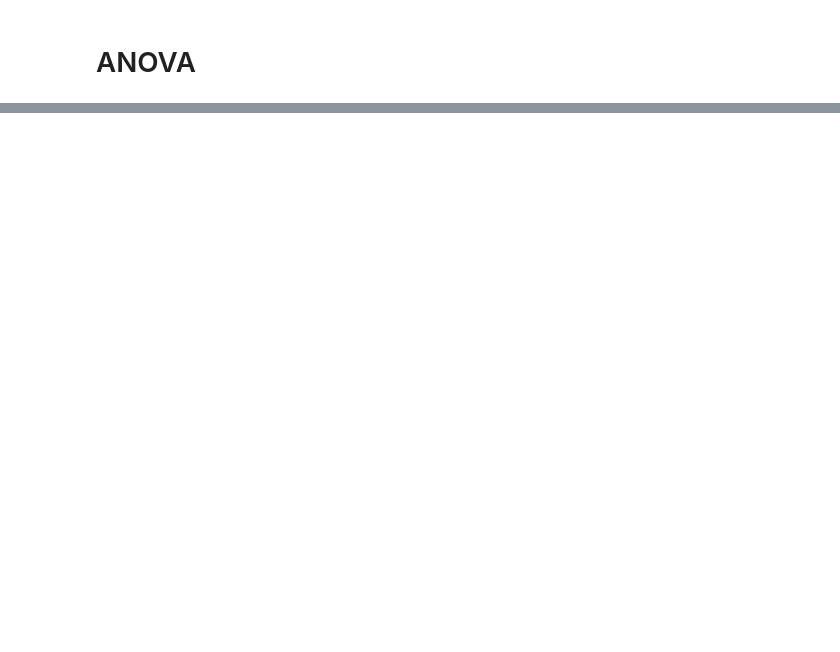
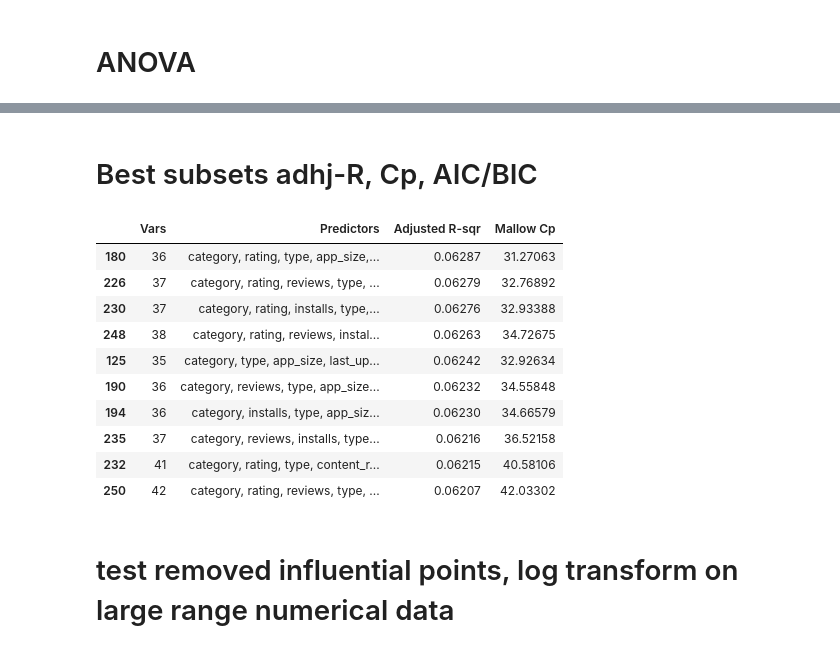
Before and after one commit to flomch/linear-regression-final-project, a Jupyter notebook: analysis.ipynb, the cells around one changed output, grey strips where cells are left out. Saved outputs shown, nothing was run; the diff lists cells and outputs as text; code cells hidden in the pictures; blank space fills up the shorter version.

```diff
--- a/analysis.ipynb
+++ b/analysis.ipynb
@@ -85,3 +92,8 @@ plt.show()
+# %%
+
+
+# filter only for paid apps
+df2 = df[df.price > 0]
 # %% [markdown]
 # Initial model fit with all variables
 # %%
@@ -393,0 +189,2 @@ The JB value for the model without influential points has a lower JB value of 15
+# %% [markdown]
+# Best subsets adhj-R, Cp, AIC/BIC
@@ -393,0 +226,27 @@ The JB value for the model without influential points has a lower JB value of 15
+# %%
+rcp = []
+# print(f'{"Vars":<4}  {"Predictors":<100}{"Adjusted R-sqr":>15}{"Mallows Cp":>15}')
+for i, (r, mcp) in enumerate(stat):
+#     print(f'{len(models[i].params)-1:>4}  {", ".join(subsets[i]):<100}{r:>15.3f}{mcp:>15.3f}')
+
+    var_nums = len(models[i].params)-1
+    predictors = ", ".join(subsets[i])
+    rcp.append([var_nums, predictors, r, mcp])
+
+rcp_df = pd.DataFrame(data=rcp, columns=['Vars', 'Predictors','Adjusted R-sqr', 'Mallow Cp'])
+
+rcp_df.sort_values(by=['Adjusted R-sqr','Mallow Cp'], ascending=False).head(10)
+# %% [output]
+|  | Vars | Predictors | Adjusted R-sqr | Mallow Cp |
+| 180 | 36 | category, rating, type, app_size,... | 0.06287 | 31.27063 |
+| 226 | 37 | category, rating, reviews, type, ... | 0.06279 | 32.76892 |
+| 230 | 37 | category, rating, installs, type,... | 0.06276 | 32.93388 |
+| 248 | 38 | category, rating, reviews, instal... | 0.06263 | 34.72675 |
+| 125 | 35 | category, type, app_size, last_up... | 0.06242 | 32.92634 |
+| 190 | 36 | category, reviews, type, app_size... | 0.06232 | 34.55848 |
+| 194 | 36 | category, installs, type, app_siz... | 0.06230 | 34.66579 |
+| 235 | 37 | category, reviews, installs, type... | 0.06216 | 36.52158 |
+| 232 | 41 | category, rating, type, content_r... | 0.06215 | 40.58106 |
+| 250 | 42 | category, rating, reviews, type, ... | 0.06207 | 42.03302 |
+# %% [markdown]
+# test removed influential points, log transform on  large range numerical data
```
Also changed, not shown: parts of 44 cells of this notebook.
